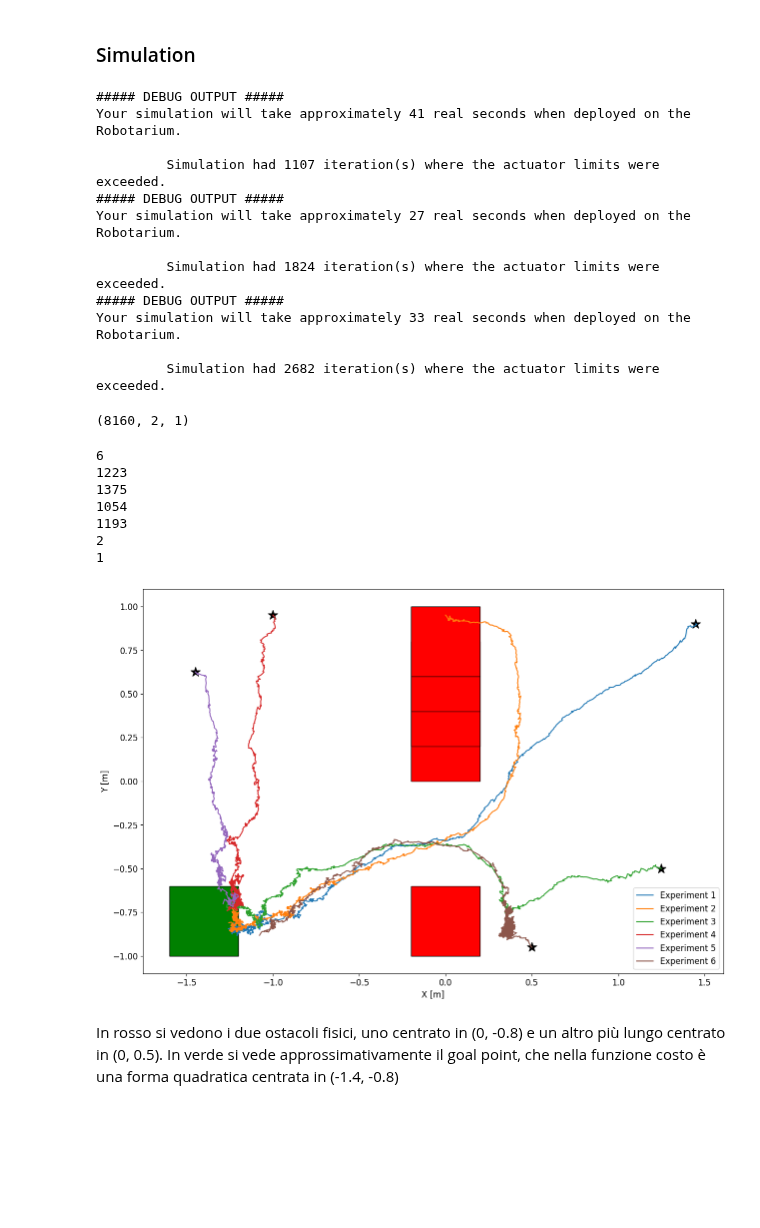
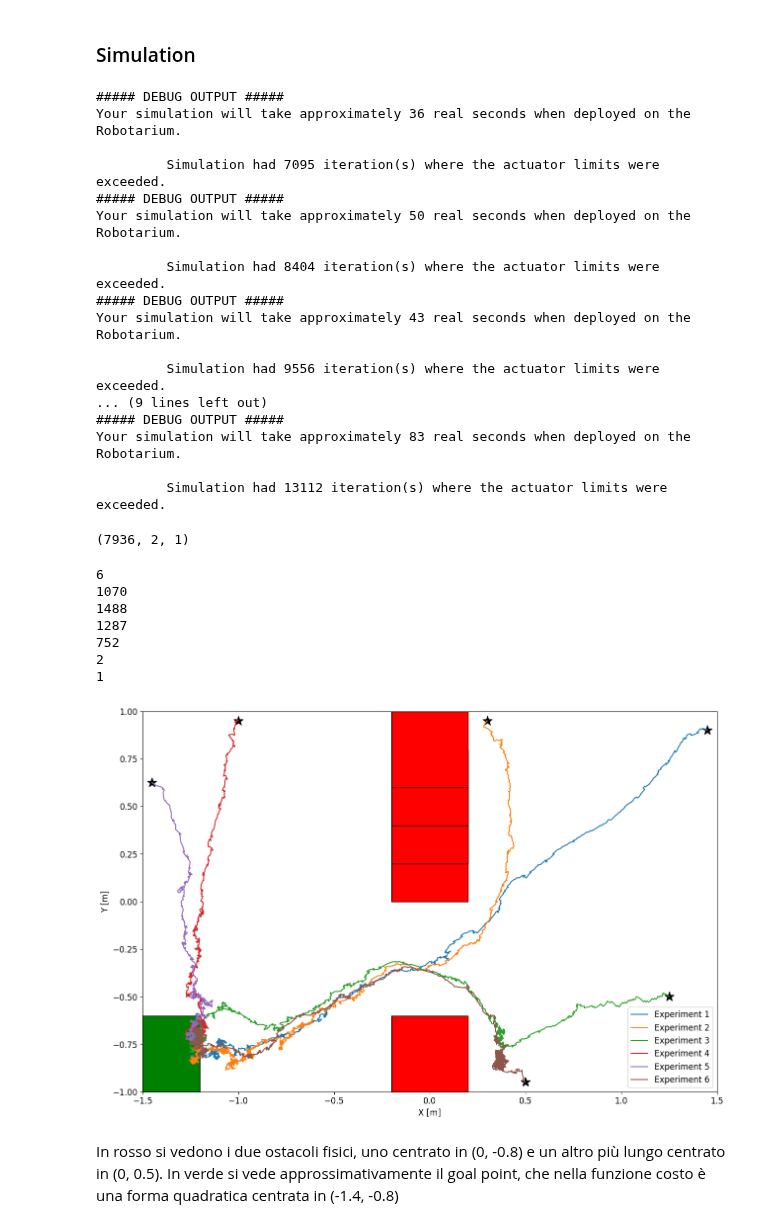
Before and after one commit to my-rice/rovers_navigation, a Jupyter notebook: Project_students_version.ipynb, the cells around one changed output. Saved outputs shown, nothing was run; the diff lists cells and outputs as text; code cells hidden in the pictures; blank space fills up the shorter version.

```diff
--- a/Project_students_version.ipynb
+++ b/Project_students_version.ipynb
@@ -204,10 +204,10 @@ SCENARIOS = {
     'six-robots-towards-walls': {
         'initial_conditions': [
             np.array(np.mat('1.4;0.9; 0')),
-            np.array(np.mat('0;0.9; 1.57')),
+            np.array(np.mat('0.3;0.9; 1.57')),
             np.array(np.mat('1.2;-0.5; 0')),
             np.array(np.mat('-1;0.9; 1.57')),
-            np.array(np.mat('-1.45;0.625; 3.14')),
+            np.array(np.mat('-1.40;0.625; 3.14')),
             np.array(np.mat('0.5;-0.9; -1.57'))],
         'goal_points': GOAL_POINTS_BASELINE,
         'obs_points': OBS_POINTS_BASELINE
@@ -222,6 +222,7 @@ SCENARIOS = {
 selected_scenario = 'six-robots-towards-walls'
 selected_cost_function = state_cost
 # %%
+
 # Define goal and obstacle points
 goal_points = SCENARIOS[selected_scenario]['goal_points']
 obs_points = SCENARIOS[selected_scenario]['obs_points'] # (3 x n_obstacles) matrix. Each column represents an obstacle. Rows contain the (x,y,theta) of the obstacle.
@@ -233,6 +234,7 @@ initial_conditions = SCENARIOS[selected_scenario]['initial_conditions']
 
 # Define the cost function
 state_cost = selected_cost_function
+SHOW_SIMULATIONS = False
 # %% [markdown]
 ### Cost function visualization
 # %% [markdown]
@@ -241,7 +243,7 @@ In this section we want to visualize the cost function. First we evaluate the fu
 # Define the grid boundaries
 X_LIMITS = [-1.5, 1.5]
 Y_LIMITS = [-1, 1]
-EPSILON_LIMITS = 0.1 # Used to plot a little bit outside the robotarium boundaries
+EPSILON_LIMITS = 0 # Used to plot a little bit outside the robotarium boundaries
 X_SIZE = X_LIMITS[1]-X_LIMITS[0]+2*EPSILON_LIMITS
 Y_SIZE = Y_LIMITS[1]-Y_LIMITS[0]+2*EPSILON_LIMITS
 
@@ -366,7 +363,7 @@ for I in range(N_experiment):
     X_si = []
     D_xi = []
 
-    r = robotarium.Robotarium(number_of_robots=N, show_figure=True, initial_conditions=np.copy(initial_conditions[I]), sim_in_real_time=False)
+    r = robotarium.Robotarium(number_of_robots=N, show_figure=SHOW_SIMULATIONS, initial_conditions=np.copy(initial_conditions[I]), sim_in_real_time=False)
 
     # Create mapping from the control inputs to the actual velocity commands to the unicycle
     # Note: this is a very practical situation (robots often provide transformation functions to low level commands)
@@ -454,17 +451,22 @@ for I in range(N_experiment):
     plt.close()
 # %% [output]
 ##### DEBUG OUTPUT #####
-Your simulation will take approximately 41 real seconds when deployed on the Robotarium.
+Your simulation will take approximately 36 real seconds when deployed on the Robotarium.
 
-         Simulation had 1107 iteration(s) where the actuator limits were exceeded.
+         Simulation had 7095 iteration(s) where the actuator limits were exceeded.
 ##### DEBUG OUTPUT #####
-Your simulation will take approximately 27 real seconds when deployed on the Robotarium.
+Your simulation will take approximately 50 real seconds when deployed on the Robotarium.
 
-         Simulation had 1824 iteration(s) where the actuator limits were exceeded.
+         Simulation had 8404 iteration(s) where the actuator limits were exceeded.
 ##### DEBUG OUTPUT #####
-Your simulation will take approximately 33 real seconds when deployed on the Robotarium.
+Your simulation will take approximately 43 real seconds when deployed on the Robotarium.
 
-         Simulation had 2682 iteration(s) where the actuator limits were exceeded.
+         Simulation had 9556 iteration(s) where the actuator limits were exceeded.
+... (9 lines left out)
+##### DEBUG OUTPUT #####
+Your simulation will take approximately 83 real seconds when deployed on the Robotarium.
+
+         Simulation had 13112 iteration(s) where the actuator limits were exceeded.
 # %%
 XX = X_Si #Insieme degli stati nel sistema single-integrator (y_1, y_2) per ogni simulazione
 UU = D_Xi #Insieme delle azioni di controllo per ogni simulazione
@@ -489,7 +491,7 @@ for i in range(len(UU)):
 U = np.concatenate(U, axis=0) #Stessa cosa di prima per le traiettorie di ingresso
 U = np.reshape(U, (-1, 2))
 # %% [output]
-(8160, 2, 1)
+(7936, 2, 1)
 # %%
 print(len(X_Si))
 [print(len(X_Si[I])) for I in range(4)]
@@ -497,10 +499,10 @@ print(len(X_Si[I][0]))
 print(len(X_Si[I][0][0]))
 # %% [output]
 6
-1223
-1375
-1054
-1193
+1070
+1488
+1287
+752
 2
 1
 # %%
@@ -515,36 +517,36 @@ plt.figure(figsize=(15,10))
 for I in range(N_experiment):
     trajectory = np.array(X_Si[I])
     plt.plot(trajectory[:,0],trajectory[:,1])
 
 #Add a star to the starting point of each trajectory
 for I in range(N_experiment):
     trajectory = np.array(X_Si[I])
     plt.scatter(trajectory[0,0], trajectory[0,1], marker='*', s=200, color='black')
 
 #Add a legend to the plot
 legend = []
 for i in range(N_experiment):
     legend = legend + ['Experiment {}'.format(i+1)]
     plt.legend(legend)
 
 #Draw obstacles
 for i in range(len(obs_points[0])):
     for j in range(len(obs_points[1])):
         if (i==j):
             square=plt.Rectangle((obs_points[0][i]-0.2,obs_points[1][j]-0.2), 0.4, 0.4, fc='red',ec="black")
             plt.gca().add_patch(square)
 
 #Draw goal point
 square = plt.Rectangle((float(goal_points[0])-0.2,float(goal_points[1])-0.2), 0.4, 0.4, fc='green',ec="black") # Obiettivo da raggiungere
 plt.gca().add_patch(square)
 
-#plt.ylim(-1,1)
-#plt.xlim(-1.5,1.5)
+plt.ylim(-1,1)
+plt.xlim(-1.5,1.5)
 plt.xlabel('X [m]')
 plt.ylabel('Y [m]')
 plt.savefig('Training_Trajectories.jpg',dpi=1000,bbox_inches ='tight')
 # %% [output]
-[figure, old version]
+[figure, new version]
 # %% [markdown]
 In rosso si vedono i due ostacoli fisici, uno centrato in (0, -0.8) e un altro più lungo centrato in (0, 0.5).
 In verde si vede approssimativamente il goal point, che nella funzione costo è una forma quadratica centrata in (-1.4, -0.8)
```
Also changed, not shown: parts of 4 cells of this notebook, 1 other file.
